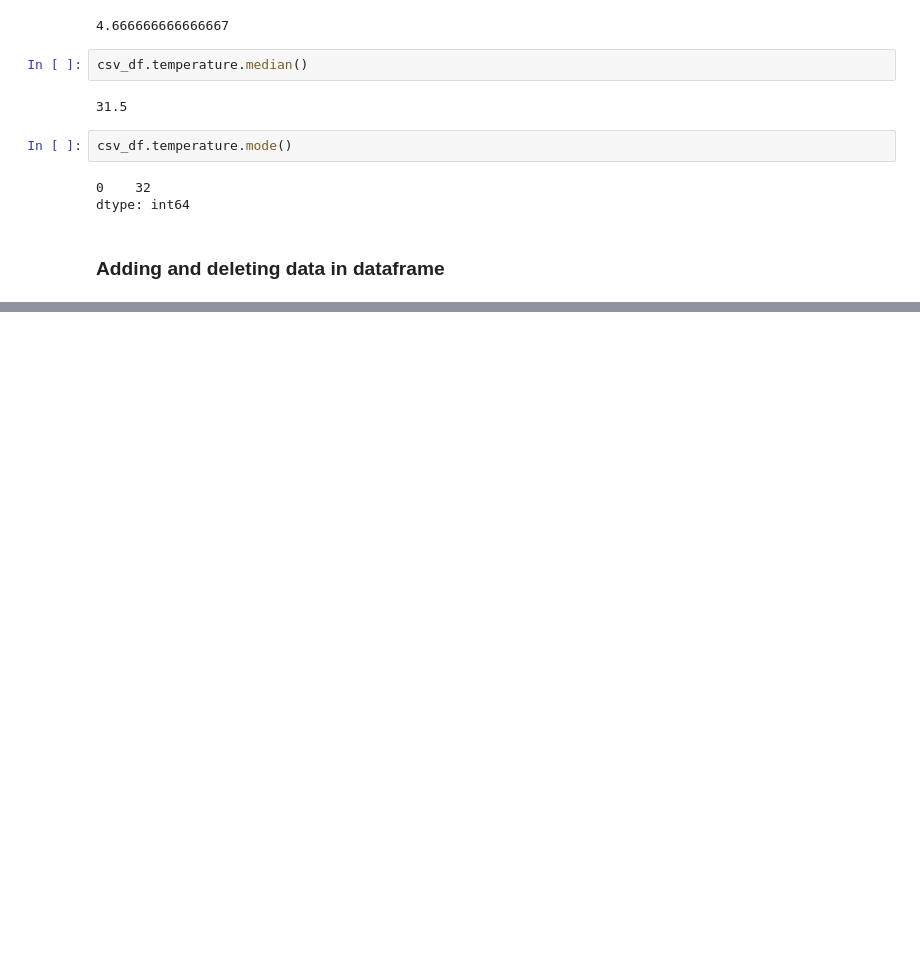
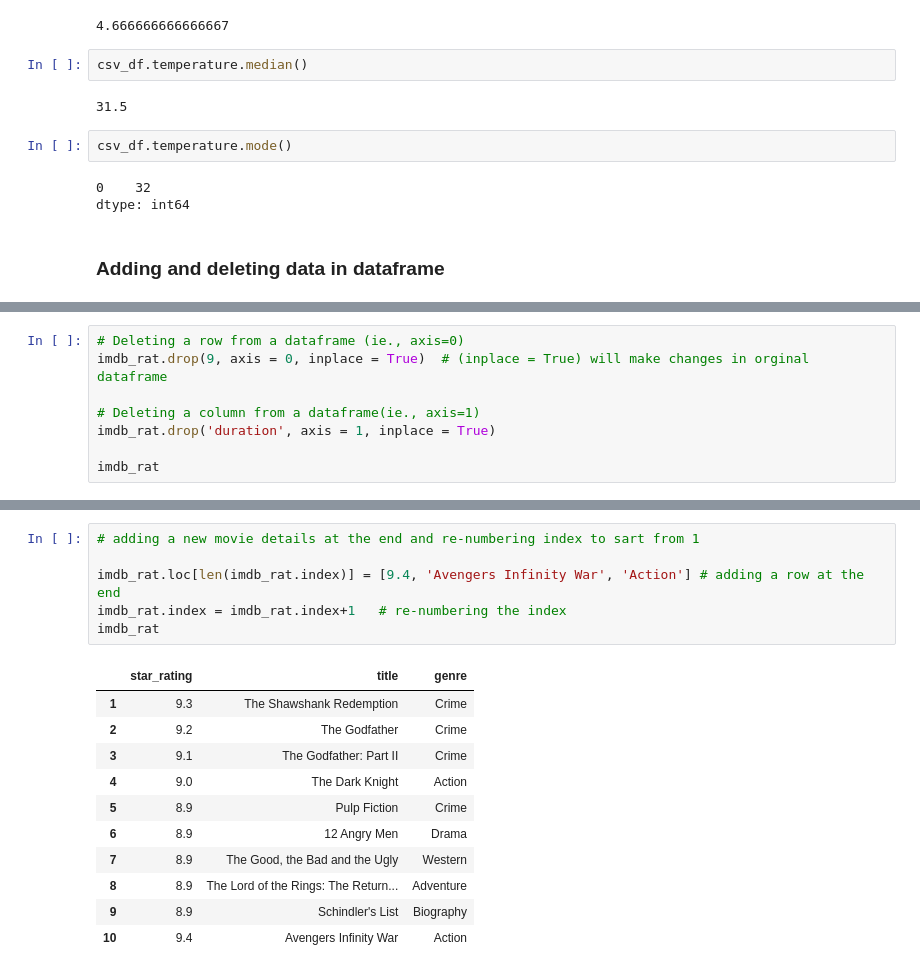
Before and after one commit to Sureshkrishh/Datascience-notes, a Jupyter notebook: 1. Python/010. Pandas.ipynb, the cells around one changed output, grey strips where cells are left out. Cells and saved outputs as stored; diff of their text form; blank space fills up the shorter version.

```diff
--- a/1. Python/010. Pandas.ipynb
+++ b/1. Python/010. Pandas.ipynb
@@ -372,0 +442,8 @@ dtype: int64
+# %%
+# Deleting a row from a dataframe (ie., axis=0)
+imdb_rat.drop(9, axis = 0, inplace = True)  # (inplace = True) will make changes in orginal dataframe
+
+# Deleting a column from a dataframe(ie., axis=1)
+imdb_rat.drop('duration', axis = 1, inplace = True)
+
+imdb_rat
@@ -372,0 +461,18 @@ dtype: int64
+# %%
+# adding a new movie details at the end and re-numbering index to sart from 1
+
+imdb_rat.loc[len(imdb_rat.index)] = [9.4, 'Avengers Infinity War', 'Action'] # adding a row at the end
+imdb_rat.index = imdb_rat.index+1   # re-numbering the index
+imdb_rat
+# %% [output]
+|  | star_rating | title | genre |
+| 1 | 9.3 | The Shawshank Redemption | Crime |
+| 2 | 9.2 | The Godfather | Crime |
+| 3 | 9.1 | The Godfather: Part II | Crime |
+| 4 | 9.0 | The Dark Knight | Action |
+| 5 | 8.9 | Pulp Fiction | Crime |
+| 6 | 8.9 | 12 Angry Men | Drama |
+| 7 | 8.9 | The Good, the Bad and the Ugly | Western |
+| 8 | 8.9 | The Lord of the Rings: The Return... | Adventure |
+| 9 | 8.9 | Schindler's List | Biography |
+| 10 | 9.4 | Avengers Infinity War | Action |
```
Also changed, not shown: parts of 8 cells of this notebook, 2 other files.
